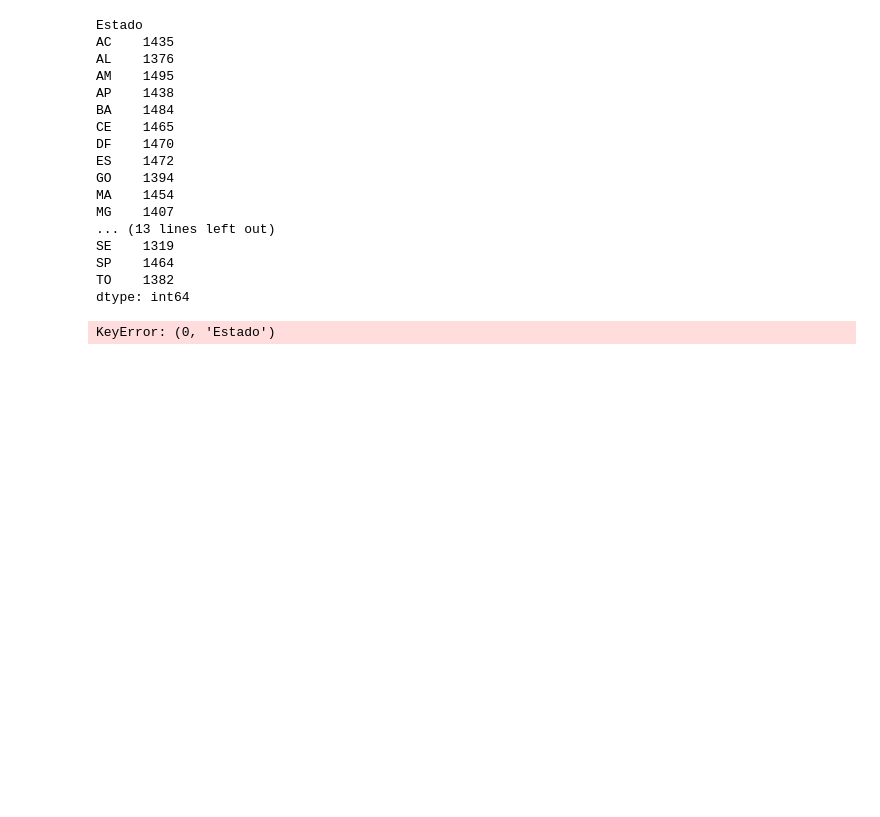
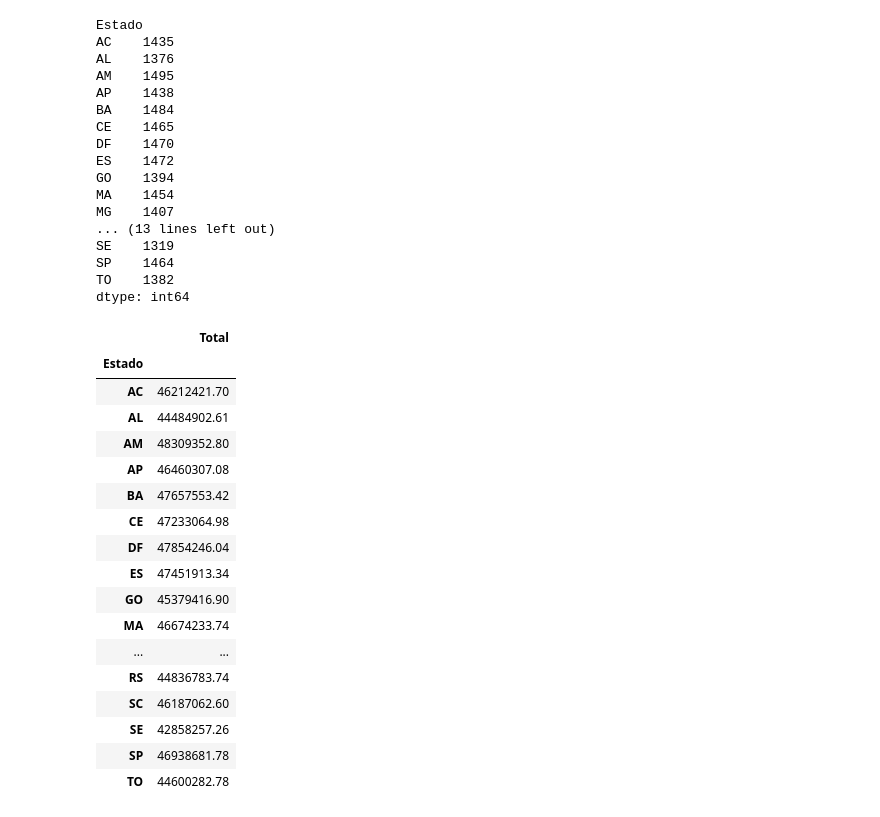
Before and after one commit to Liz03Oliver/analise_exploratoria_dados_financeiros, a Jupyter notebook: analise.ipynb, the cells around one changed output. Saved outputs shown, nothing was run; the diff lists cells and outputs as text; code cells hidden in the pictures; blank space fills up the shorter version.

```diff
--- a/analise.ipynb
+++ b/analise.ipynb
@@ -918,45 +919,26 @@ SE    1319
 SP    1464
 TO    1382
 dtype: int64
-# %%
-# Qual é a soma do total investido por cada estado?
-valorEstados = dados_fin.groupby(["Estado", "Total"]).count()
-estados = {
-    "AC": 0,
-    "AL": 0,
-    "AP": 0,
-    "AM": 0,
-    "BA": 0,
-    "CE": 0,
-    "DF": 0,
-    "ES": 0,
-    "GO": 0,
-    "MA": 0,
-    "MT": 0,
-    "MS": 0,
-    "MG": 0,
-    "PA": 0,
-    "PB": 0,
-    "PR": 0,
-    "PE": 0,
-    "PI": 0,
-    "RJ": 0,
-    "RN": 0,
-    "RS": 0,
-    "RO": 0,
-    "RR": 0,
-    "SC": 1,
-    "SP": 2,
-    "SE": 3,
-    "TO": 0,
-}
-
-# for i in range(len(dados_fin)):
-#     if ()
-
-# for i in range(len(valorEstados)):
-    # if (dados_fin.loc[i, "Sexo"] > "Feminino" and dados_fin.loc[i, "Idade"] > 25 and dados_fin.loc[i, "Total"] < 10000):
-    # print(valorEstados[i, "Estado"])
-valorEstados
-# %% [output]
-KeyError: (0, 'Estado')
+# %%
+# Qual é a soma do total investido por cada estado?
+
+round(dados_fin[['Estado', 'Total']].groupby(['Estado']).sum(), 2)
+# %% [output]
+|  | Total |
+| Estado |  |
+| AC | 46212421.70 |
+| AL | 44484902.61 |
+| AM | 48309352.80 |
+| AP | 46460307.08 |
+| BA | 47657553.42 |
+| CE | 47233064.98 |
+| DF | 47854246.04 |
+| ES | 47451913.34 |
+| GO | 45379416.90 |
+| MA | 46674233.74 |
+| ... | ... |
+| RS | 44836783.74 |
+| SC | 46187062.60 |
+| SE | 42858257.26 |
+| SP | 46938681.78 |
+| TO | 44600282.78 |
```
Also changed, not shown: parts of 10 cells of this notebook.
